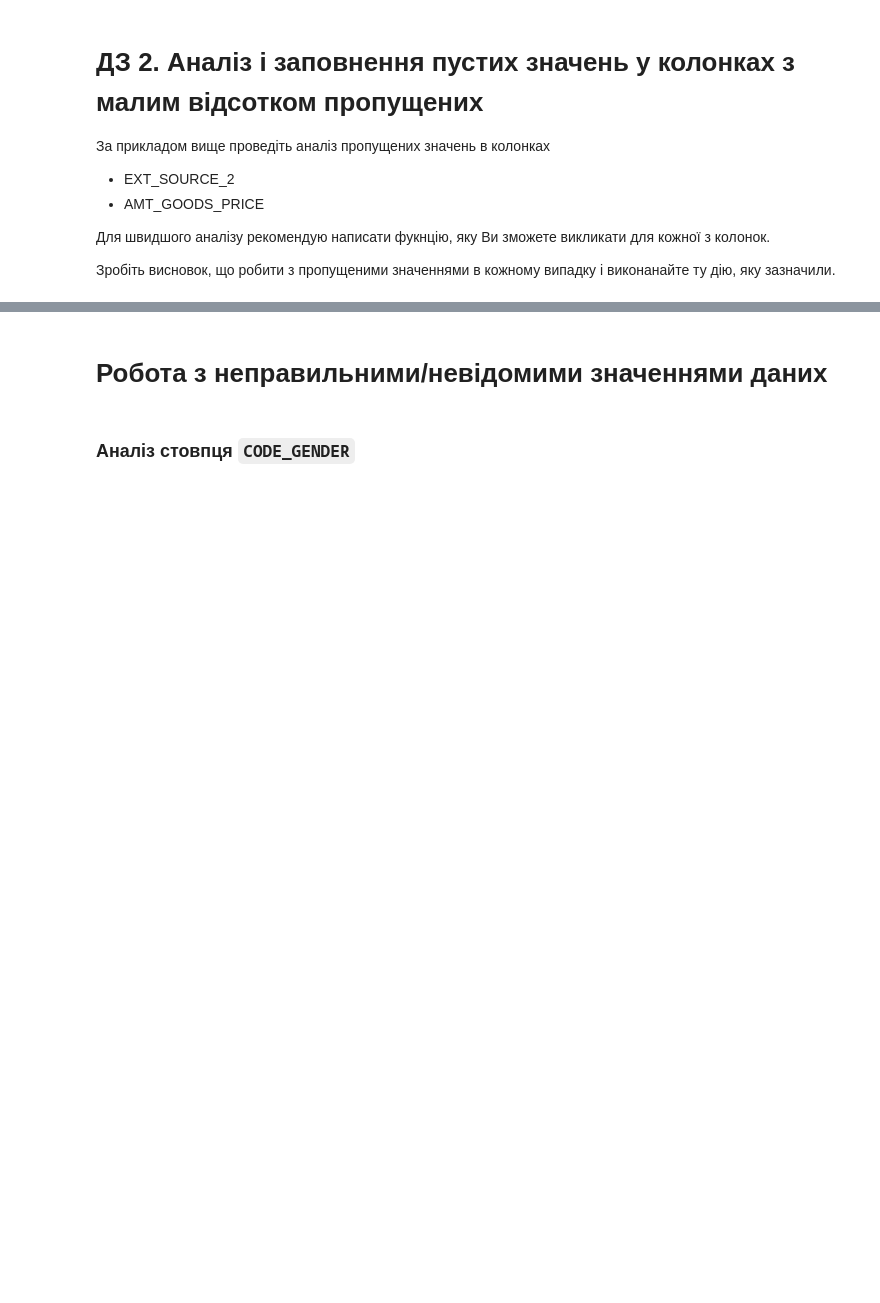
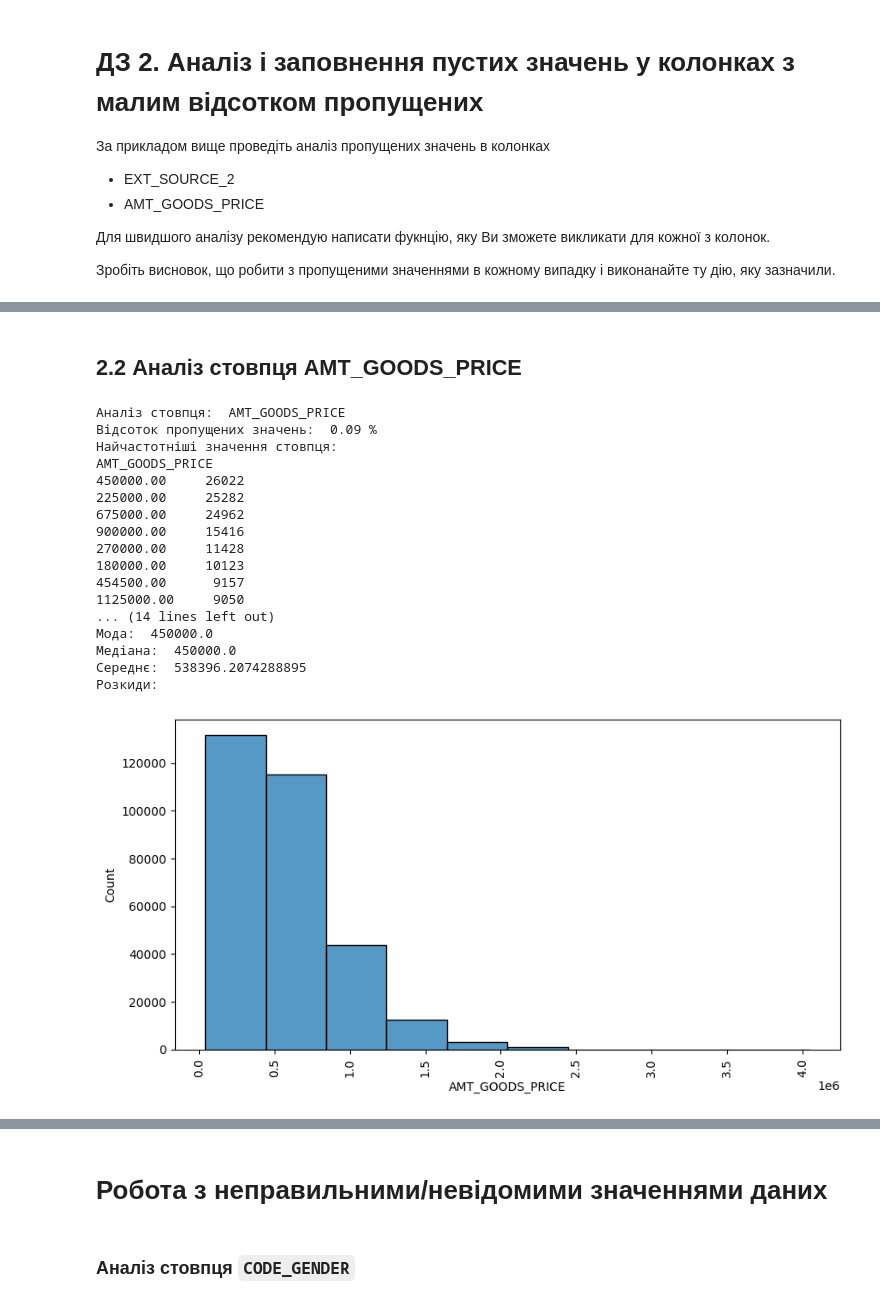
Before and after one commit to tarazevych/HW_for_Python, a Jupyter notebook: HW_1_2_Credit_EDA_Tarazevych.ipynb, the cells around one changed output, grey strips where cells are left out. Drawn from its saved outputs; the diff is of its cells as text; code cells hidden in the pictures; blank space fills up the shorter version.

```diff
--- a/HW_1_2_Credit_EDA_Tarazevych.ipynb
+++ b/HW_1_2_Credit_EDA_Tarazevych.ipynb
@@ -902,0 +971,23 @@ df['OBS_30_CNT_SOCIAL_CIRCLE'].fillna(df['OBS_30_CNT_SOCIAL_CIRCLE'].median(), i
+# %% [markdown]
+## 2.2 Аналіз стовпця AMT_GOODS_PRICE
+# %%
+analyze_column(df, 'AMT_GOODS_PRICE')
+# %% [output]
+Аналіз стовпця:  AMT_GOODS_PRICE
+Відсоток пропущених значень:  0.09 %
+Найчастотніші значення стовпця:
+AMT_GOODS_PRICE
+450000.00     26022
+225000.00     25282
+675000.00     24962
+900000.00     15416
+270000.00     11428
+180000.00     10123
+454500.00      9157
+1125000.00     9050
+... (14 lines left out)
+Мода:  450000.0
+Медіана:  450000.0
+Середнє:  538396.2074288895
+Розкиди:
+[figure, added]
```
Also changed, not shown: parts of 24 cells of this notebook.
